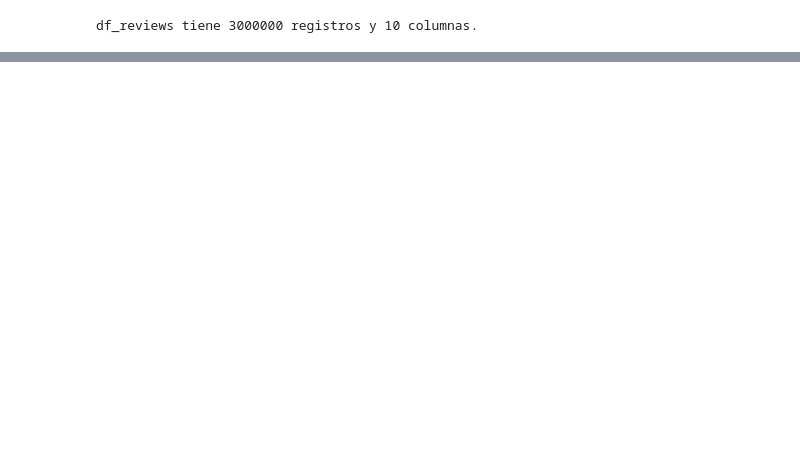
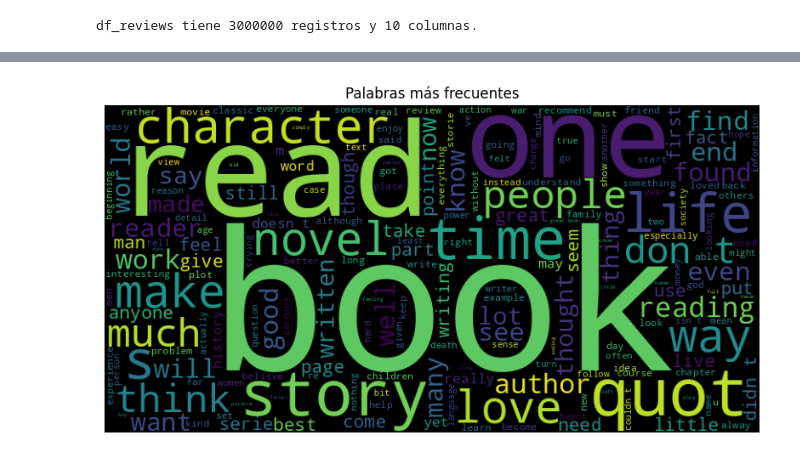
Before and after one commit to guillemostafa/data, a Jupyter notebook: Final_DS3_I.ipynb, the cells around one changed output, grey strips where cells are left out. Saved outputs shown, nothing was run; the diff lists cells and outputs as text; code cells hidden in the pictures; blank space fills up the shorter version.

```diff
--- a/Final_DS3_I.ipynb
+++ b/Final_DS3_I.ipynb
@@ -110,0 +284,31 @@ gc.collect()
+# %%
+df = df.dropna(subset=['review/text'])
+# %%
+def clean_text(text):
+
+    text = str(text).lower()
+
+    text = re.sub(r'<.*?>', ' ', text)
+    text = re.sub(r'http\S+', ' ', text)
+    text = re.sub(r'[^a-z\s]', ' ', text)
+    text = re.sub(r'\s+', ' ', text)
+
+    return text.strip()
+# %%
+df["clean_text"] = df["review/text"].map(clean_text)
+# %%
+df["sentiment"] = df["review/score"].apply(
+    lambda x: 1 if x >= 4 else 0
+)
+# %%
+text = " ".join(df["clean_text"])
+
+wordcloud = WordCloud(width=800, height=400).generate(text)
+
+plt.figure(figsize=(10,5))
+plt.imshow(wordcloud)
+plt.axis("off")
+plt.title("Palabras más frecuentes")
+plt.show()
+# %% [output]
+[figure, added]
```
Also changed, not shown: parts of 45 cells of this notebook.
